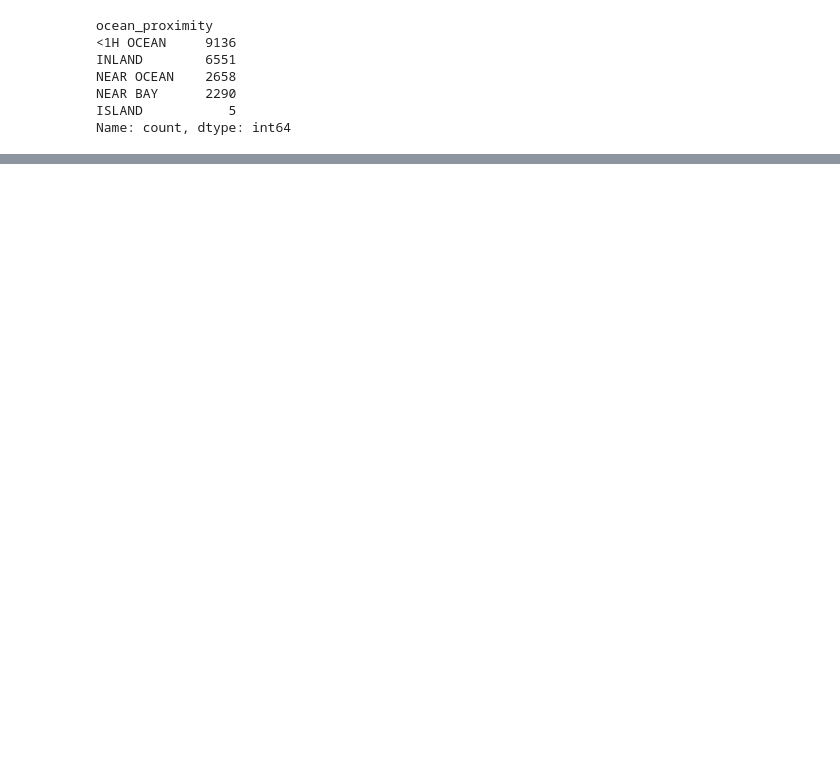
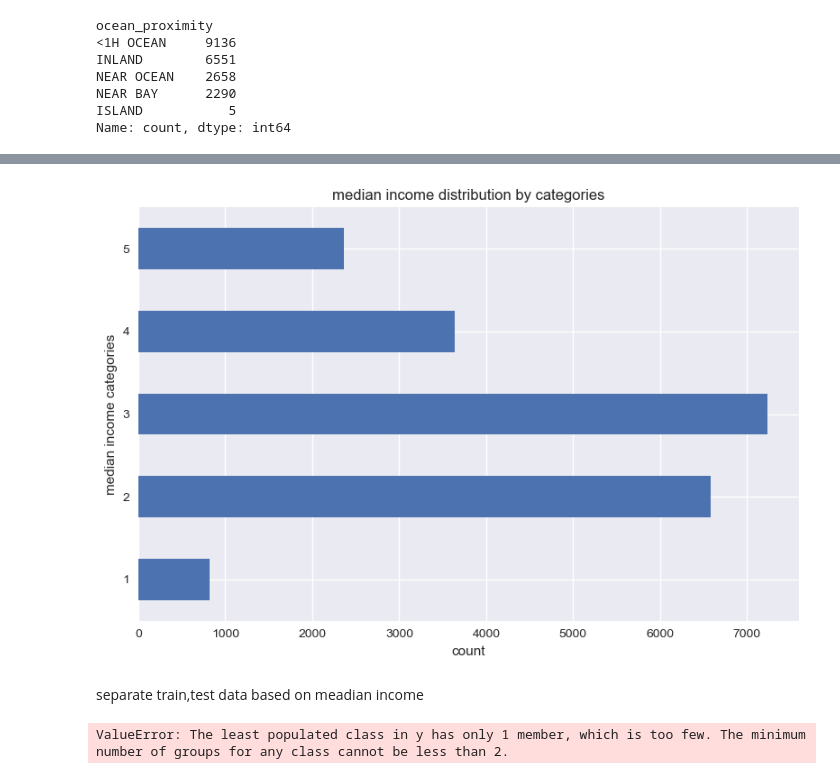
Before and after one commit to nayana-sisil/house_prediction, a Jupyter notebook: EndtoEnd.ipynb, the cells around one changed output, grey strips where cells are left out. Drawn from its saved outputs; the diff is of its cells as text; code cells hidden in the pictures; blank space fills up the shorter version.

```diff
--- a/EndtoEnd.ipynb
+++ b/EndtoEnd.ipynb
@@ -135,0 +169,6 @@ plt.show()
+# %%
+housing['median_income_cat'] = pd.cut(housing['median_income'],
+                               bins=[0., 1.5, 3.0, 4.5, 6., np.inf],
+                               labels=[1, 2, 3, 4, 5]
+                                     )
+housing.head()
@@ -135,0 +182,20 @@ plt.show()
+# %%
+
+housing['median_income_cat'].value_counts().sort_index().plot(kind='barh',)
+plt.title('median income distribution by categories')
+plt.ylabel('median income categories')
+plt.xlabel('count')
+plt.tight_layout()
+plt.show()
+# %% [output]
+[figure, added]
+# %% [markdown]
+separate train,test data based on meadian income
+# %%
+splitter = StratifiedShuffleSplit(n_splits=10, test_size=0.2, random_state=42)
+
+for train_idx, test_idx in splitter.split(housing, housing['median_income']):
+    strat_train_test = housing.loc[train_idx]
+    strat_test_test = housing.loc[test_idx]
+# %% [output]
+ValueError: The least populated class in y has only 1 member, which is too few. The minimum number of groups for any class cannot be less than 2.
```
Also changed, not shown: parts of 7 cells of this notebook.
